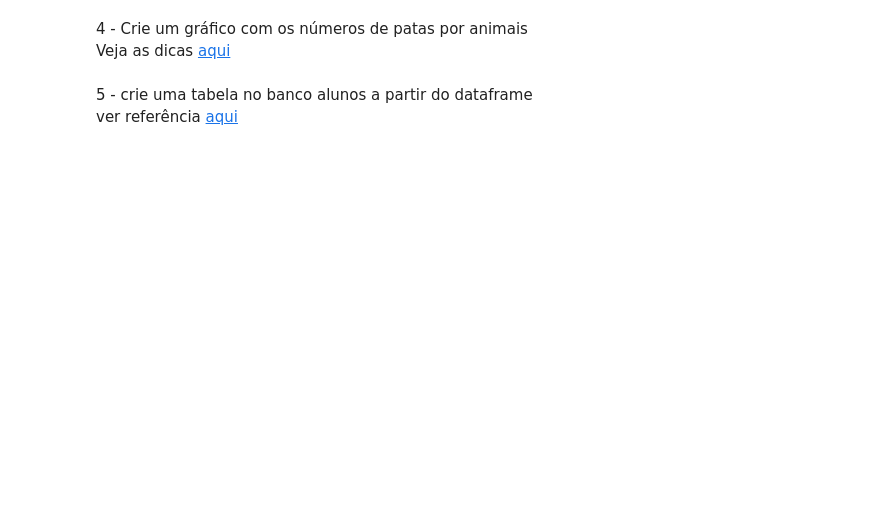
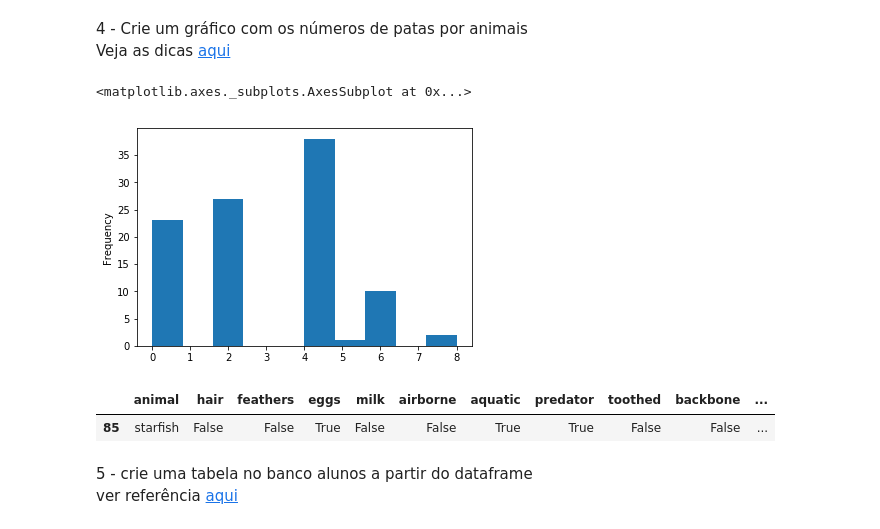
Before and after one commit to FGV-EMAp/FGV_Programming_Languages, a Jupyter notebook: Python/Exercicios/Exercicios_Revisao_A2.ipynb, the cells around one changed output. Drawn from its saved outputs; the diff is of its cells as text; code cells hidden in the pictures; blank space fills up the shorter version.

```diff
--- a/Python/Exercicios/Exercicios_Revisao_A2.ipynb
+++ b/Python/Exercicios/Exercicios_Revisao_A2.ipynb
@@ -24,8 +24,8 @@ import pandas.io.sql as psql
 # %% [markdown]
 Para o Dataframe abaixo, resolva as seguintes tarefas:
 # %%
-pd_zoo = pd.read_csv('../Dados/zoo.csv')
-pd_zoo.head()
+df_zoo = pd.read_csv('../Dados/zoo.csv')
+df_zoo.head()
 # %% [output]
 |  | animal | hair | feathers | eggs | milk | airborne | aquatic | predator | toothed | backbone | ... |
 | 0 | aardvark | True | False | False | True | False | False | True | True | True | ... |
@@ -43,6 +111,16 @@ Veja as dicas [aqui](https://pandas.pydata.org/pandas-docs/stable/generated/pand
 # %% [markdown]
 4 - Crie um gráfico com os números de patas por animais
 Veja as dicas [aqui](https://pandas.pydata.org/pandas-docs/version/0.22/generated/pandas.DataFrame.plot.html)
+# %%
+df_zoo.legs.plot(kind='hist')
+# %% [output]
+<matplotlib.axes._subplots.AxesSubplot at 0x...>
+[figure, added]
+# %%
+df_zoo[df_zoo.legs == 5]
+# %% [output]
+|  | animal | hair | feathers | eggs | milk | airborne | aquatic | predator | toothed | backbone | ... |
+| 85 | starfish | False | False | True | False | False | True | True | False | False | ... |
 # %% [markdown]
 5 - crie uma tabela no banco alunos a partir do dataframe
 ver referência [aqui](https://pandas.pydata.org/pandas-docs/stable/generated/pandas.DataFrame.to_sql.html)
```
Also changed, not shown: parts of 12 cells of this notebook.
